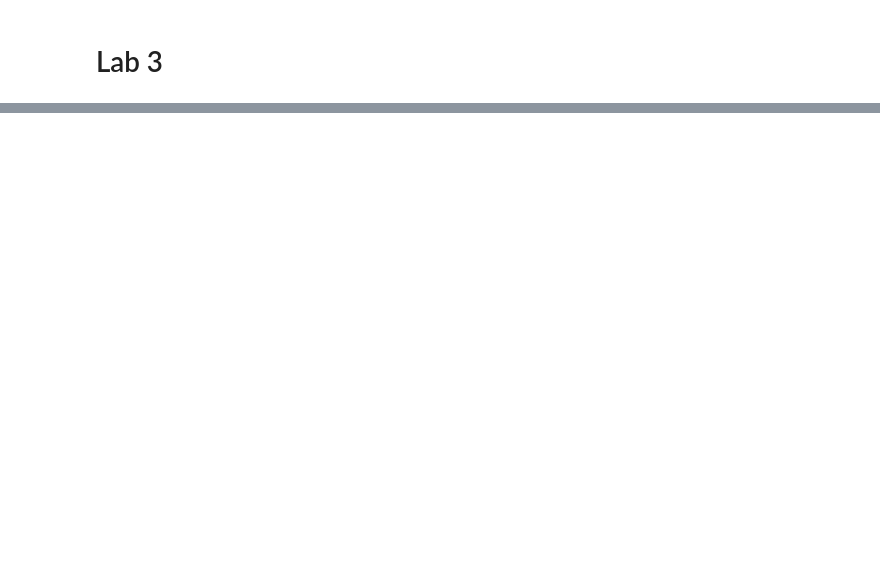
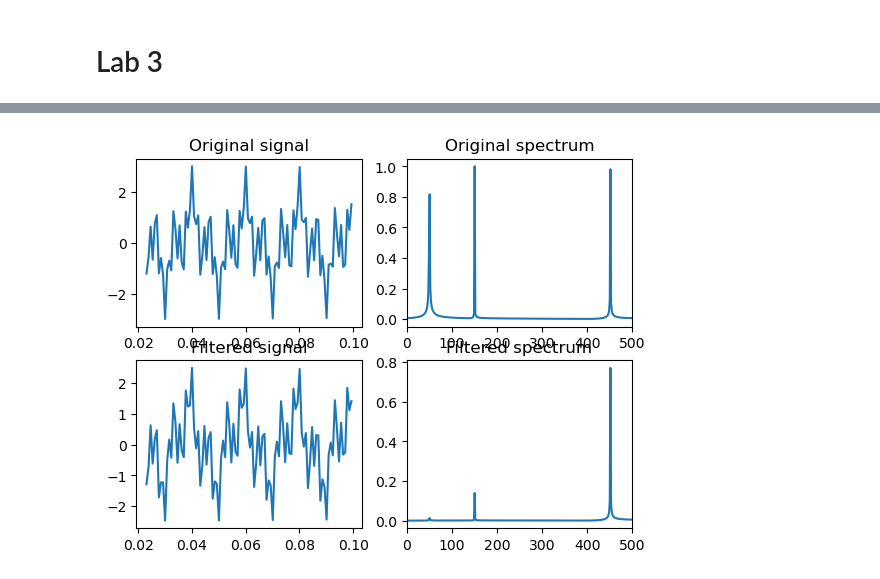
Before and after one commit to laissezfaireisfair/signal-processing, a Jupyter notebook: 05_Lab3/sample.ipynb, the cells around one changed output, grey strips where cells are left out. Saved outputs shown, nothing was run; the diff lists cells and outputs as text; code cells hidden in the pictures; blank space fills up the shorter version.

```diff
--- a/05_Lab3/sample.ipynb
+++ b/05_Lab3/sample.ipynb
@@ -50,8 +147,58 @@ exercise3()
 # %%
 def exercise4() -> None:
-    pass
+    points_count = 900
+    max_frequency = 1300
+
+    def signal(x: np.ndarray[np.dtype]) -> np.ndarray[np.dtype]:
+        return np.cos(x * 2 * np.pi * 50) + np.cos(x * 2 * np.pi * 150) + np.cos(x * 2 * np.pi * 450)
+
+    w_cut = 400
+
+    div_by_zero_shift = 1e-10
+
+    period = 1 / max_frequency
+
+    def butterworth_filter(w: float) -> float:
+        omega = w_cut / (w + div_by_zero_shift)
+        denominator = -(omega ** 2) + 1j * np.sqrt(2) * omega + 1
+        return 1 / denominator
+
+    xs = np.linspace(0.0, points_count * period, points_count)
+    ys = signal(xs)
+
+    xs_f = np.linspace(0.0, max_frequency / 2, points_count // 2)
+    ys_f = fft(ys)
+    ys_filtered = np.zeros_like(ys_f)
+    for i in range(len(ys_filtered)):
+        ys_filtered[i] = ys_f[i] * butterworth_filter(i * max_frequency / points_count)
+
+    signal_points_to_show = 100
+    l = 30
+    r = l + signal_points_to_show
+
+    plt.subplot(221)
+    plt.title('Original signal')
+    plt.plot(xs[l:r], ys[l:r])
+
+    plt.subplot(222)
+    plt.plot(xs_f, 2.0 / points_count * np.abs(ys_f[0:points_count // 2]))
+    plt.title('Original spectrum')
+    plt.xlim(0, 500)
+
+    plt.subplot(223)
+    plt.title('Filtered signal')
+    plt.plot(xs[l:r], 2.0 * np.real(ifft(ys_filtered))[l:r])
+
+    plt.subplot(224)
+    plt.plot(xs_f, 2.0 / points_count * np.abs(ys_filtered[0:points_count // 2]))
+    plt.title('Filtered spectrum')
+    plt.xlim(0, 500)
+
+    plt.show()
 
 
 exercise4()
+# %% [output]
+[figure, added]
 # %%
 def exercise5() -> None:
```
Also changed, not shown: parts of 10 cells of this notebook.
